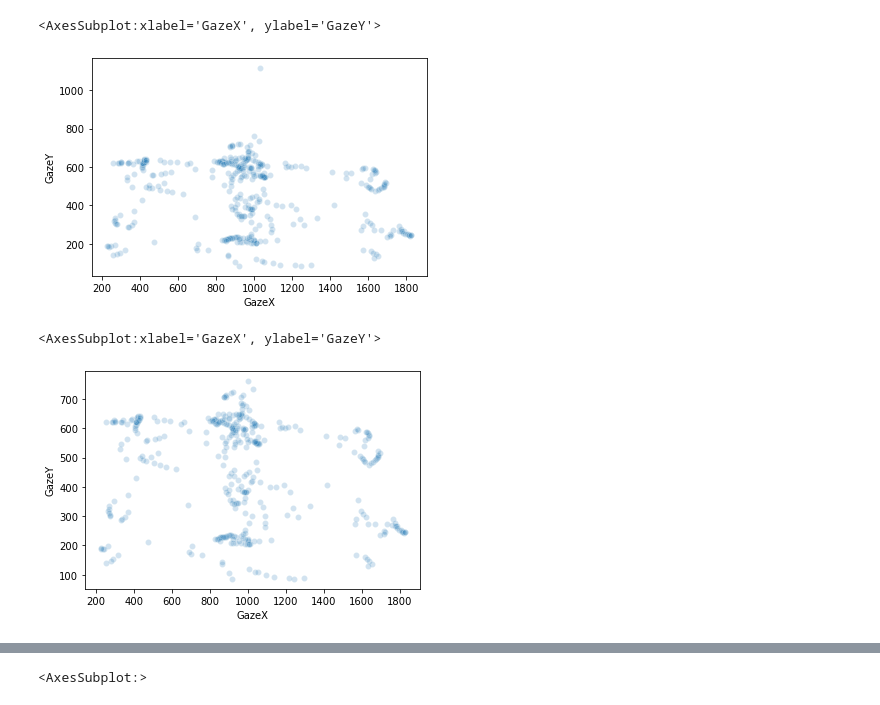
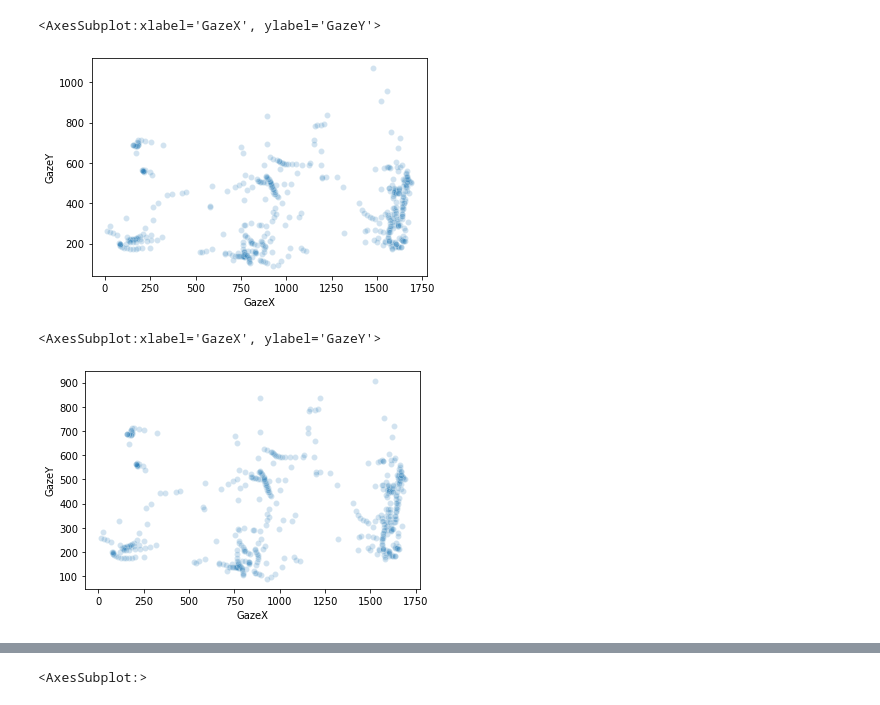
Before and after one commit to Joilence/Gaze-on-Grid, a Jupyter notebook: data-analysis/gaze_analysis.ipynb, the cells around one changed output, grey strips where cells are left out. Saved outputs shown, nothing was run; the diff lists cells and outputs as text; code cells hidden in the pictures.

Commit message:
v0.1 batch gaze analysis

```diff
--- a/data-analysis/gaze_analysis.ipynb
+++ b/data-analysis/gaze_analysis.ipynb
@@ -18,13 +18,13 @@ participants names:  ['jt', 'lr', 'ts', 'yx', 'lf', 'yz', 'mr', 'yq', 'hw', 'mh'
 participant num:  10
 # %%
 # take grid1 of for example
-name = 'mr'
+name = 'lf'
 gaze_data = pd.read_json(data_path + name + '_gaze.txt', lines=True)
-data = gaze_data.loc[gaze_data['record_event'] == 'gaze_grid_1']
+data = gaze_data.loc[gaze_data['record_event'] == 'gaze_grid_2']
 sns.scatterplot(x='GazeX', y='GazeY', data=data, alpha=0.2)
 # %% [output]
 <AxesSubplot:xlabel='GazeX', ylabel='GazeY'>
-[figure, old version]
+[figure, new version]
 # %%
 # remove outlier
 data = remove_outlier_by_z(data, 'GazeX')
@@ -32,7 +32,7 @@ data = remove_outlier_by_z(data, 'GazeY')
 sns.scatterplot(x='GazeX', y='GazeY', data=data, alpha=0.2)
 # %% [output]
 <AxesSubplot:xlabel='GazeX', ylabel='GazeY'>
-[figure, old version]
+[figure, new version]
 # %%
 # calculate dist, velocity, time passed
 data['distance'], data['velocity'], data['time_pass'] = calculate_dist_and_veloc(data)
```
Also changed, not shown: parts of 6 cells of this notebook, 40 other files.
